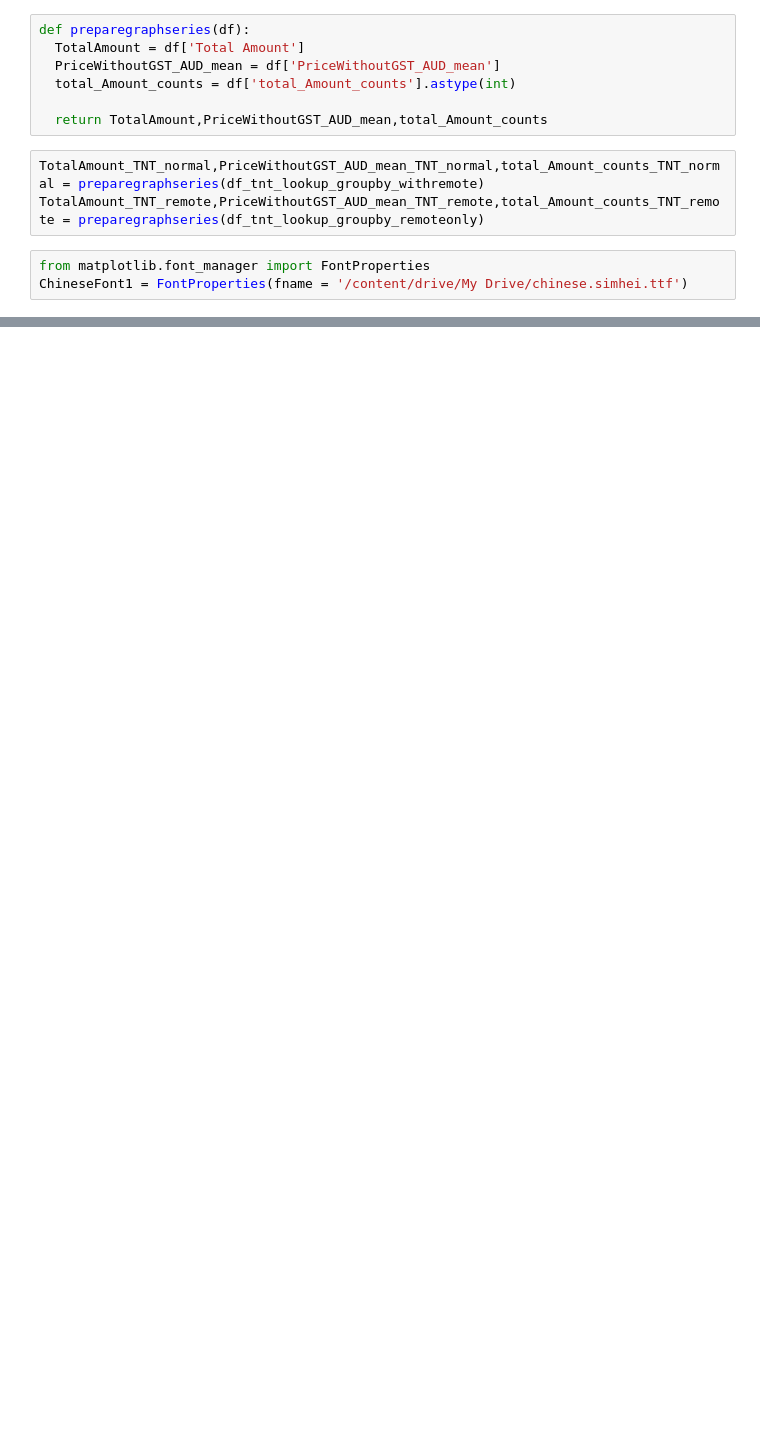
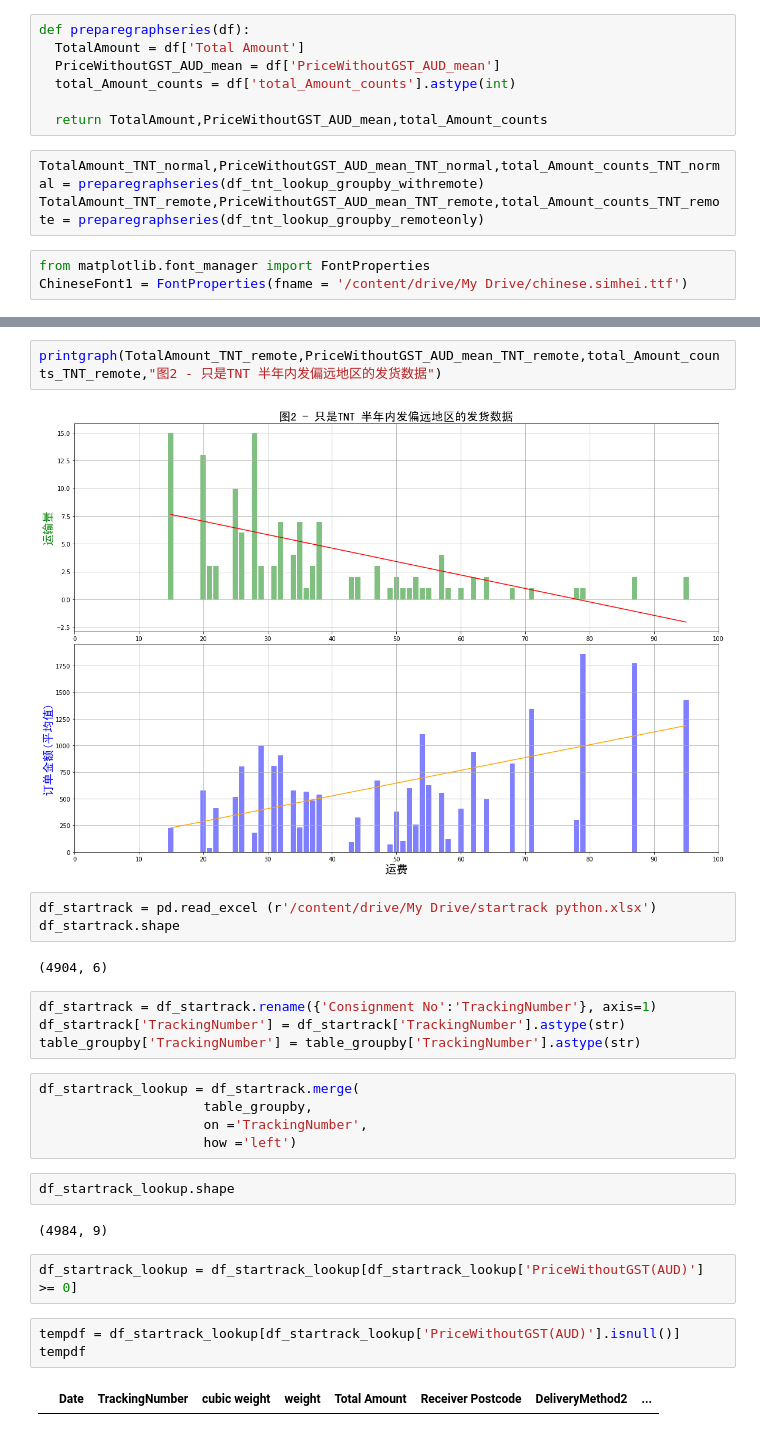
Before and after one commit to viffsi/Office_supply, a Jupyter notebook: delivery_fees.ipynb, the cells around one changed output, grey strips where cells are left out. Cells and saved outputs as stored; diff of their text form; blank space fills up the shorter version.

```diff
--- a/delivery_fees.ipynb
+++ b/delivery_fees.ipynb
@@ -480,0 +446,29 @@ printgraph(TotalAmount,PriceWithoutGST_AUD_mean,total_Amount_counts)
+# %%
+printgraph(TotalAmount_TNT_remote,PriceWithoutGST_AUD_mean_TNT_remote,total_Amount_counts_TNT_remote,"图2 - 只是TNT 半年内发偏远地区的发货数据")
+# %% [output]
+[figure, added]
+# %%
+df_startrack = pd.read_excel (r'/content/drive/My Drive/startrack python.xlsx')
+df_startrack.shape
+# %% [output]
+(4904, 6)
+# %%
+df_startrack = df_startrack.rename({'Consignment No':'TrackingNumber'}, axis=1)
+df_startrack['TrackingNumber'] = df_startrack['TrackingNumber'].astype(str)
+table_groupby['TrackingNumber'] = table_groupby['TrackingNumber'].astype(str)
+# %%
+df_startrack_lookup = df_startrack.merge(
+                     table_groupby,
+                     on ='TrackingNumber',
+                     how ='left')
+# %%
+df_startrack_lookup.shape
+# %% [output]
+(4984, 9)
+# %%
+df_startrack_lookup = df_startrack_lookup[df_startrack_lookup['PriceWithoutGST(AUD)'] >= 0]
+# %%
+tempdf = df_startrack_lookup[df_startrack_lookup['PriceWithoutGST(AUD)'].isnull()]
+tempdf
+# %% [output]
+|  | Date | TrackingNumber | cubic weight | weight | Total Amount | Receiver Postcode | DeliveryMethod2 | ... |
```
Also changed, not shown: parts of 24 cells of this notebook.
